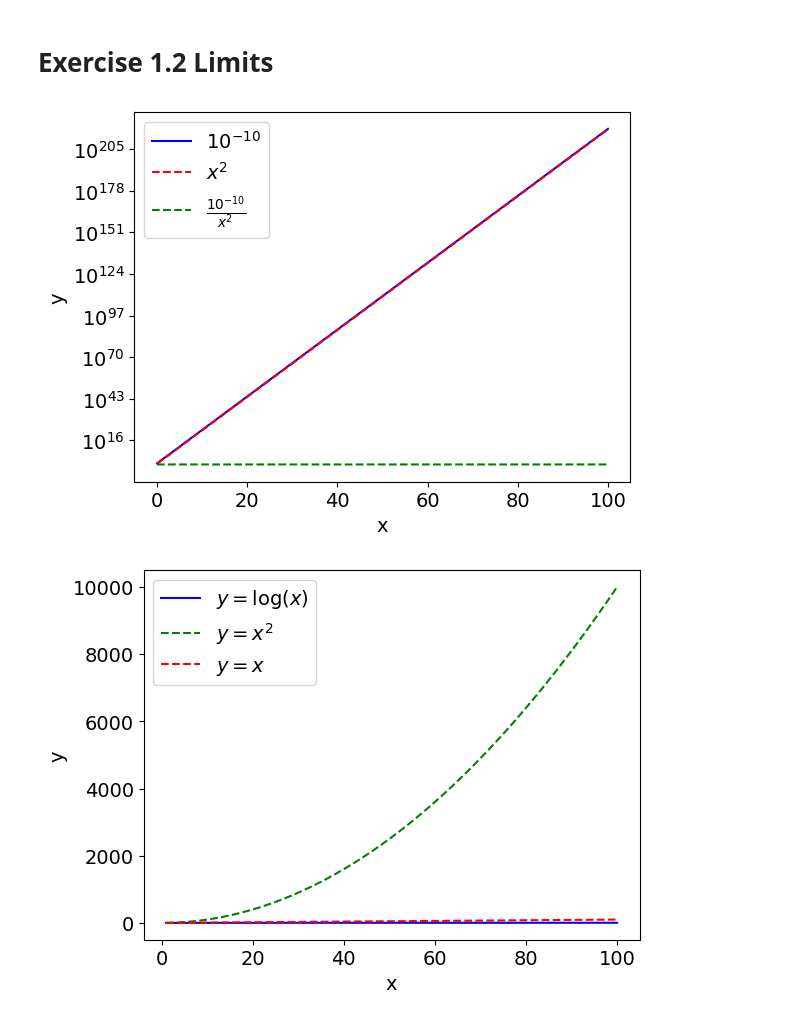
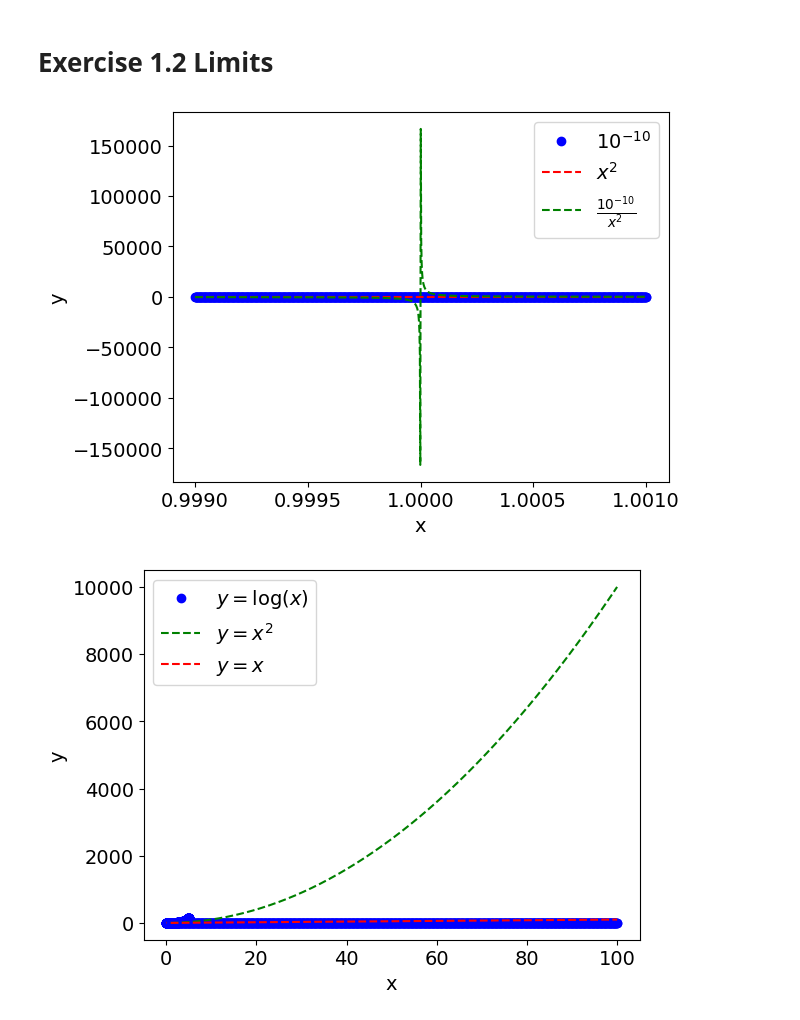
Before and after one commit to xmrenigmax/L4_Course, a Jupyter notebook: L4Mathematics/Lab3/maths_lab3_jupiter.ipynb, the cells around one changed output. Saved outputs shown, nothing was run; the diff lists cells and outputs as text; code cells hidden in the pictures.

```diff
--- a/L4Mathematics/Lab3/maths_lab3_jupiter.ipynb
+++ b/L4Mathematics/Lab3/maths_lab3_jupiter.ipynb
@@ -35,99 +35,112 @@ def exammple():
 # %%
 def exercise_1_2_a():
     mpl.rcParams['font.size'] = 14
-    a = np.linspace(0, 1e-5, 1000)
-    a_y_numerator = np.full_like(a, 1e-10)  # Ensure y_numerator has the same shape as a
+    a = np.linspace(1, 1e-5, 1000)
+    # Ensure y_numerator has the same shape as a
+    a_y_numerator = np.full_like(a, 1e-10)
     a_y_denominator = a**2
     y = a_y_numerator / a_y_denominator
-    plt.plot(a, a_y_numerator, 'b-')
+    plt.plot(a, a_y_numerator, 'bo')
     plt.plot(a, a_y_denominator, 'r--')
     plt.plot(a, y, 'g--')
     plt.legend([r'$10^{-10}$', r'$x^2$', r'$\frac{10^{-10}}{x^2}$'])
     plt.xlabel('x')
     plt.ylabel('y')
 
+#exercise_1_2_a()
+
 def exercise_1_2_b():
     mpl.rcParams['font.size'] = 14
     # Generate x values from -1.1 to -1e-10 and 1000 steps
-    b = np.linspace(-1-1e-5, -1-1e-10, 1000)
+    # -1-1e-10 = -1.0000000001 = the range from -1.1 to -1.0000000001
+    # 10000 = the number of steps between -1.1 and -1.0000000001
+    #b = np.linspace(-1.1, -1-1e-10, 10000)
+    b = np.linspace(-1-1e-5, -1-1e-10, 10000)
     b_y_numerator = ((7*(b**2)) + (14*b) + 7)
     b_y_denominator = b + 1
     y = b_y_numerator / b_y_denominator
-    plt.plot(b, b_y_numerator, 'b-')
+    plt.plot(b, b_y_numerator, 'bo')
     plt.plot(b, b_y_denominator, 'r--')
     plt.plot(b, y, 'g--')
     plt.legend([r'$10^{-10}$', r'$x^3$', r'$\frac{10^{-10}}{x^3}$'])
     plt.xlabel('x')
     plt.ylabel('y')
 
+#exercise_1_2_b()
+
 def exercise_1_2_c():
     mpl.rcParams['font.size'] = 14
     # as x gets larger, use values of c from 0 to 50
-    c = np.linspace(0, 50, 1000)
-    c_y_numerator = 2 * (np.exp(1) ** c)
+    c = np.linspace(0, 10, 1000)
+    c_y_numerator = 2 * (np.exp(c))
     c_y_denominator = (10 * (c ** 4) + (2 * c) + 2)
     y = c_y_numerator / c_y_denominator
-    plt.plot(c, c_y_numerator, 'b-')
+    plt.plot(c, c_y_numerator, 'bo')
     plt.plot(c, c_y_denominator, 'r--')
     plt.plot(c, y, 'g--')
-    plt.legend([r'$10^{-10}$', r'$x^2$', r'$\frac{10^{-10}}{x^2}$'])
+    plt.legend([r'$2e^{x}$', r'$10x^{4}$', r'$\frac{2e^{x}}{10x^{4}]}$'])
     plt.xlabel('x')
     plt.ylabel('y')
-    plt.yscale('log')
+    #plt.yscale('log')
+
+#exercise_1_2_c()
 
 def exercise_1_2_d():
     mpl.rcParams['font.size'] = 14
     # as x gets larger, use values of d from 140 to 141
-    d = np.linspace(0, 100, 1000)
+    d = np.linspace(0, 50, 10000)
     d_y_numerator = (10*(np.exp(5*d))-(2*(np.exp(-2*d)))+np.exp(-d))
     d_y_denominator = (5*(np.exp(5*d))+(np.exp(-2*d)))
     y = d_y_numerator / d_y_denominator
-    plt.plot(d, d_y_numerator, 'b-')
+    plt.plot(d, d_y_numerator, 'bo')
     plt.plot(d, d_y_denominator, 'r--')
     plt.plot(d, y, 'g--')
-    plt.legend([r'$10^{-10}$', r'$x^2$', r'$\frac{10^{-10}}{x^2}$'])
+    plt.legend([r'$10e^{5x}-2e^{-2x}+e^{-x}$', r'$5e^{5x}+e^{-2x}$', r'$\frac{10e^{5x}-2e^{-2x}+e^{-x}}{5e^{5x}+e^{-2x}}$'])
     plt.xlabel('x')
     plt.ylabel('y')
-    plt.yscale('log')
-exercise_1_2_d()
+    #plt.yscale('log')
+
+#exercise_1_2_d()
 
 def exercise_1_2_e():
     mpl.rcParams['font.size'] = 14
     # as x gets larger, check both x>1 values and x<1 values
     # try values to right from 1 from 1.00001 to 1.1
-        #e = np.linspace(1.00001, 1.1, 1000)
+    # x = np.linspace(1.00001, 1.1, 1000)
     # try values to left from 1 from 0.999 to 0.9999999
-    e = np.linspace(0.999, 0.9999999, 1000)
-    e_y_numerator = e
-    e_y_denominator = (2*(e**2))+(2*e)-4
+    #x = np.linspace(0.999, 0.9999999, 1000)
+    x = np.linspace(0.999, 1.001, 1000)
+
+    e_y_numerator = x
+
+    e_y_denominator = (2*(x**2))+(2*x)-4
     y = e_y_numerator / e_y_denominator
-    plt.plot(e, e_y_numerator, 'b-')
-    plt.plot(e, e_y_denominator, 'r--')
-    plt.plot(e, y, 'g--')
+    plt.plot(x, e_y_numerator, 'bo')
+    plt.plot(x, e_y_denominator, 'r--')
+    plt.plot(x, y, 'g--')
     plt.legend([r'$10^{-10}$', r'$x^2$', r'$\frac{10^{-10}}{x^2}$'])
     plt.xlabel('x')
     plt.ylabel('y')
-    plt.yscale('log')
-exercise_1_2_e()
+#exercise_1_2_e()
 # %% [output]
-[figure, old version]
+[figure, new version]
 # %%
 def exponential():
     x = np.linspace(0, 5, 1000)
     y = np.exp(x)
-    plt.plot(x, y , 'b-')
+    plt.plot(x, y , 'bo')
     plt.plot(x, x**2, 'g--')
     plt.plot(x, x, 'r--')
     plt.legend([r'$y=e^x$', r'$y=x^2$', r'$y=x$'])
     plt.xlabel('x')
     plt.ylabel('y')
 
-# exponential()
+exponential()
 
 def logarithmic():
     x = np.linspace(1, 100, 1000)
     y = np.log(x)
-    plt.plot(x, y , 'b-')
+    plt.plot(x, y , 'bo')
     plt.plot(x, x**2, 'g--')
     plt.plot(x, x, 'r--')
     plt.legend([r'$y=\log(x)$', r'$y=x^2$', r'$y=x$'])
@@ -136,4 +149,4 @@ def logarithmic():
 
 logarithmic()
 # %% [output]
-[figure, old version]
+[figure, new version]
```
Also changed, not shown: 1 other file.
